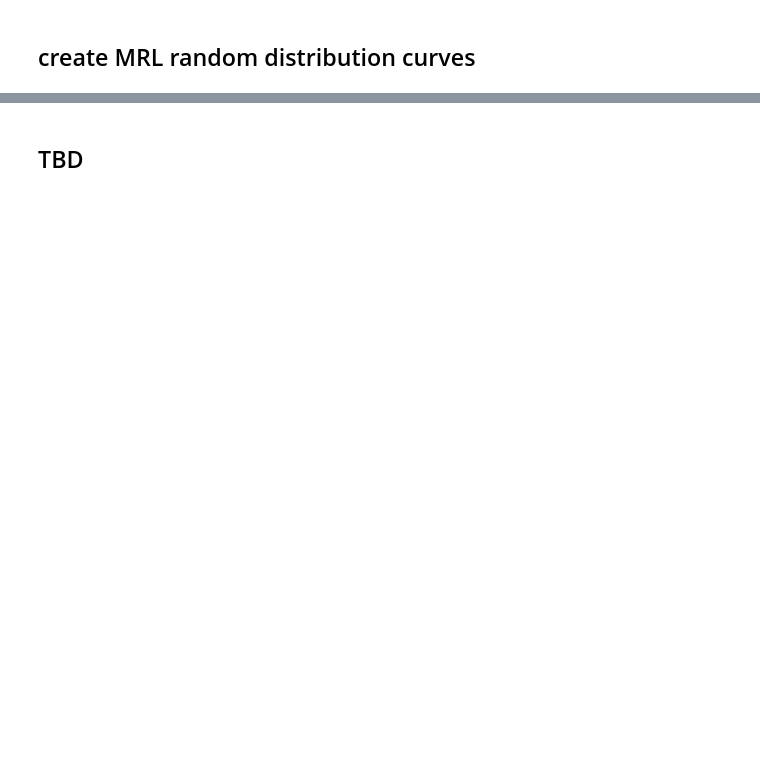
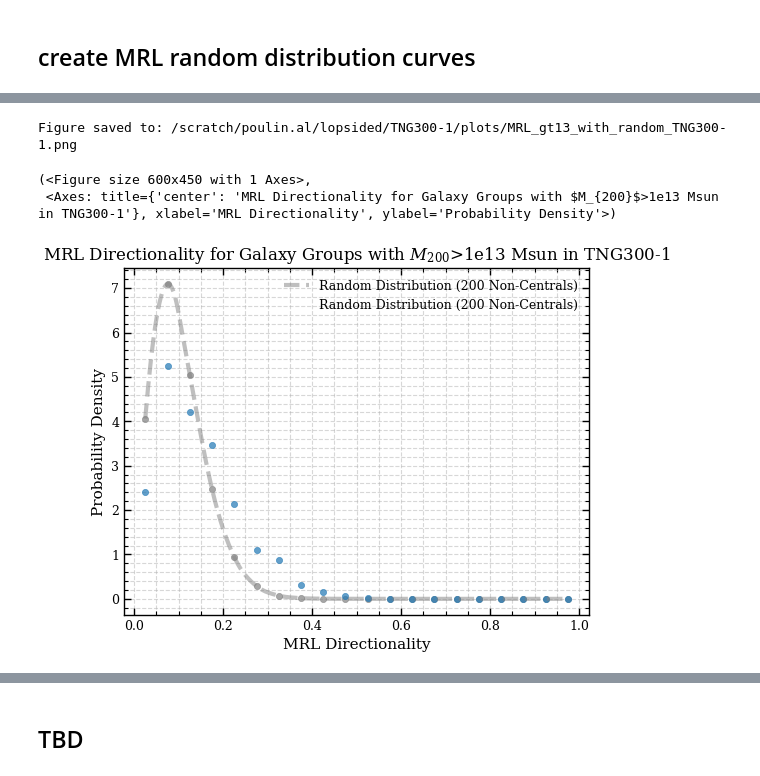
Before and after one commit to poulinal/sat-lopsidedness, a Jupyter notebook: src/myproject/galaxyAnalysis.ipynb, the cells around one changed output, grey strips where cells are left out. Drawn from its saved outputs; the diff is of its cells as text; code cells hidden in the pictures; blank space fills up the shorter version.

Commit message:
fixed spline fit

```diff
--- a/src/myproject/galaxyAnalysis.ipynb
+++ b/src/myproject/galaxyAnalysis.ipynb
@@ -891,0 +1129,60 @@ def overlayMRLAndMRLRandom(listGG : list[tuple[ListGalaxyGroup, str]]):
+# %%
+MRL_gt14_values = filtered_list_of_galaxy_groups.compute_probablity_distribution_of_MRL_directionality(parallelize=False)
+random_MRL_values_gt14 = filtered_list_of_galaxy_groups.compute_MRL_random_distribution_curves_for_LGG(parallelize=False, num_samples=10000)
+# %%
+#plot the MRL values for all galaxy groups and highlight those above the 99th percentile for the 200 non-centrals case
+# list_of_galaxy_groups_gt13 = list_of_galaxy_groups.getFilterSubhalos(minGGMass=1e13)
+# MRL_values = filtered_list_of_galaxy_groups.compute_probablity_distribution_of_MRL_directionality(parallelize=False, tempSaveDir=f'{scratchDataDirc}/MRL_directionality', rewrite=True)#rewrite=generalRewrite)
+# MRL_directionality, MRL_bin_centers, MRL_errorbars = filtered_list_of_galaxy_groups.get_histogram_bins(MRL_values, binsize=0.05, binLow=0, binHigh=1, errorbarType='poisson')
+MRL_gt14_bins, MRL_gt14_bin_centers, MRL_gt14_errorbars = ListGalaxyGroup.get_histogram_bins(MRL_gt14_values, binsize=0.05, binLow=0, binHigh=1, errorbarType='poisson')
+random_MRL_gt14_bins, random_MRL_gt14_bin_centers, random_MRL_gt14_errorbars = ListGalaxyGroup.get_histogram_bins(random_MRL_values_gt14, binsize=0.05, binLow=0, binHigh=1, errorbarType='poisson')
+
+MRL_gt14_plotter = AstroPlotter()
+MRL_gt14_fig, MRL_gt14_ax = MRL_gt14_plotter.create_figure()
+#plot the random MRL distribution on the same plot
+MRL_gt14_plotter.scatter_plot(
+    random_MRL_gt14_bin_centers,
+    random_MRL_gt14_bins,
+    # errorBars = random_MRL_gt13_errorbars,
+    ax=MRL_gt14_ax,  # Use the same axis for overlay
+    # ylim = (0, 0.01),
+    label="Random Distribution (200 Non-Centrals)",
+    overlay_color='gray',
+    # alpha=0,
+    output_filename=None,
+    include_legend=True,
+    grid=True,
+    spline_curvature=True,
+    spline_smoothing=0,
+)
+MRL_gt14_plotter.scatter_plot(
+    random_MRL_gt14_bin_centers,
+    random_MRL_gt14_bins,
+    # errorBars = random_MRL_gt13_errorbars,
+    ax=MRL_gt14_ax,  # Use the same axis for overlay
+    # ylim = (0, 0.01),
+    label="Random Distribution (200 Non-Centrals)",
+    overlay_color='gray',
+    alpha=0,
+    output_filename=None,
+    include_legend=True,
+    grid=True,
+)
+MRL_gt14_plotter.scatter_plot(
+    MRL_gt14_bin_centers,
+    MRL_gt14_bins,
+    # errorBars = MRL_gt13_errorbars,
+    ax=MRL_gt14_ax, # Use the same axis for overlay
+    xlabel='MRL Directionality',
+    ylabel='Probability Density',
+    title=f'MRL Directionality for Galaxy Groups with $M_{{200}}$>1e13 Msun in {sim}',
+    # ylim = (0, 0.01),
+    label="Galaxy Groups",
+    output_filename=scratchPlotDirc + f'/MRL_gt13_with_random_{sim}.png',
+    grid=True,
+)
+# %% [output]
+Figure saved to: /scratch/poulin.al/lopsided/TNG300-1/plots/MRL_gt13_with_random_TNG300-1.png
+(<Figure size 600x450 with 1 Axes>,
+ <Axes: title={'center': 'MRL Directionality for Galaxy Groups with $M_{200}$>1e13 Msun in TNG300-1'}, xlabel='MRL Directionality', ylabel='Probability Density'>)
+[figure, added]
```
Also changed, not shown: parts of 32 cells of this notebook, 2 other files.
